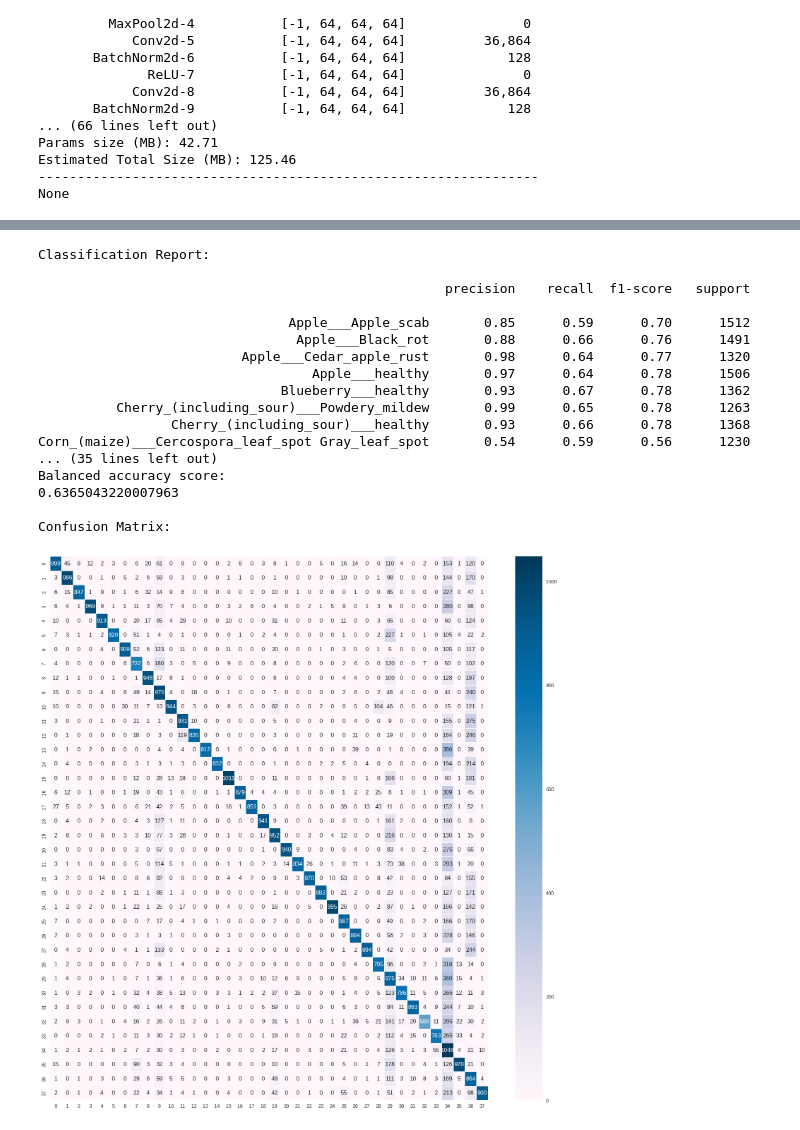
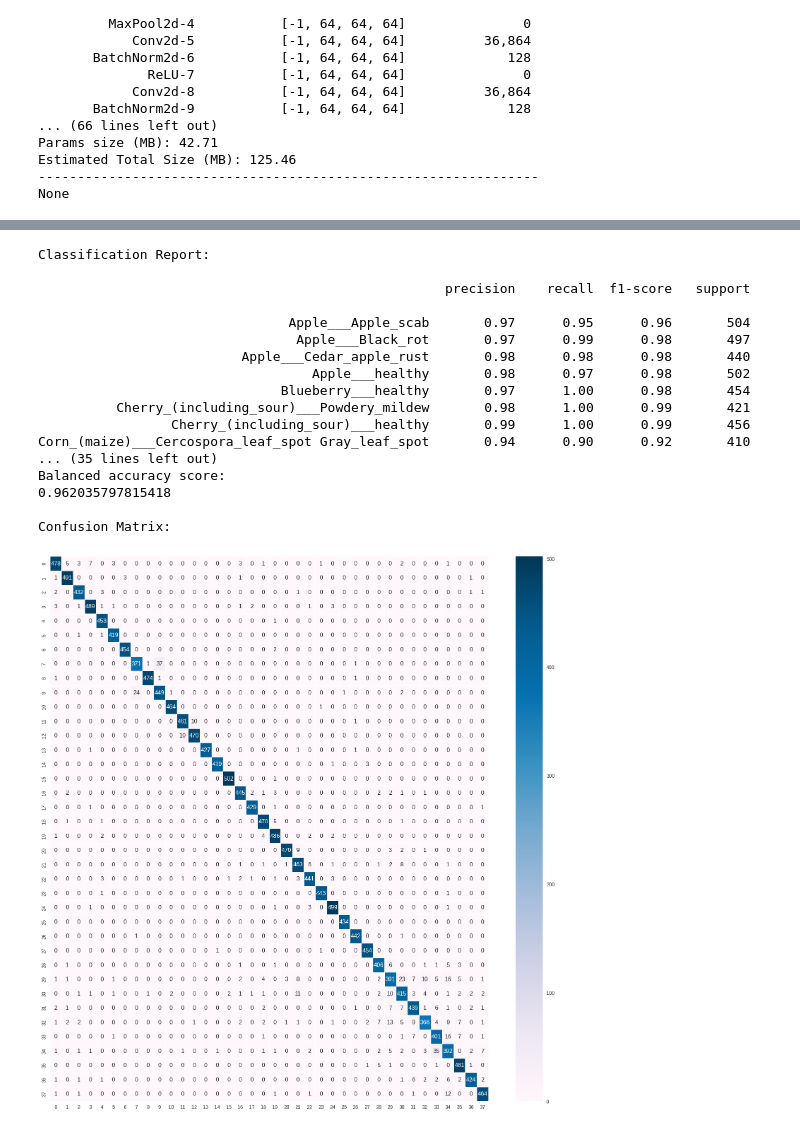
Before and after one commit to afarturc/pest_detection_ml, a Jupyter notebook: ResNetWithImageNet.ipynb, the cells around one changed output, grey strips where cells are left out. Cells and saved outputs as stored; diff of their text form; code cells hidden in the pictures.

```diff
--- a/ResNetWithImageNet.ipynb
+++ b/ResNetWithImageNet.ipynb
@@ -79,9 +79,6 @@ device = get_default_device()
 train_dl = DeviceDataLoader(train_dl, device)
 valid_dl = DeviceDataLoader(valid_dl, device)
 # %%
-predictions = []
-ground_truths = []
-
 # for calculating the accuracy
 def accuracy(outputs, labels):
     _, preds = torch.max(outputs, dim=1)
@@ -95,6 +92,9 @@ def training_step(model, batch):
     return loss
 
 def validation_step(model, batch):
+    predictions = []
+    ground_truths = []
+
     images, labels = batch
     out = model(images)                        # Generate prediction
     loss = F.cross_entropy(out, labels)        # Calculate loss
@@ -102,20 +102,27 @@ def validation_step(model, batch):
 
     ## Saving predictions for the matrix confusion generation
     with torch.no_grad():
-        outputs = model(images)
-        _, predicted = torch.max(outputs, 1)
+        _, predicted = torch.max(out, 1)
 
     predictions.extend(predicted.cpu().numpy())
     ground_truths.extend(labels.cpu().numpy())
 
-    return {"val_loss": loss.detach(), "val_accuracy": acc}
+    return {"val_loss": loss.detach(), "val_accuracy": acc, "predictions": predictions, "ground_truths": ground_truths}
 
 def validation_epoch_end(outputs):
     batch_losses = [x["val_loss"] for x in outputs]
     batch_accuracy = [x["val_accuracy"] for x in outputs]
     epoch_loss = torch.stack(batch_losses).mean()       # Combine loss
     epoch_accuracy = torch.stack(batch_accuracy).mean()
-    return {"val_loss": epoch_loss, "val_accuracy": epoch_accuracy} # Combine accuracies
+
+    predictions = []
+    ground_truths = []
+
+    for x in outputs:
+        predictions.extend(x["predictions"])
+        ground_truths.extend(x["ground_truths"])
+
+    return {"val_loss": epoch_loss, "val_accuracy": epoch_accuracy, "predictions": predictions, "ground_truths": ground_truths} # Combine accuracies
 
 def epoch_end(epoch, result):
     print("Epoch [{}], last_lr: {:.5f}, train_loss: {:.4f}, val_loss: {:.4f}, val_acc: {:.4f}".format(
@@ -291,23 +296,23 @@ def obtain_performance_metrics(ground_truths, predictions):
     sns.heatmap(matrix, cmap="PuBu", annot=True, linewidths=0.5, fmt= 'd')
     plt.show()
 # %%
-obtain_performance_metrics(ground_truths, predictions)
+obtain_performance_metrics(history[-1]["ground_truths"], history[-1]["predictions"])
 # %% [output]
 Classification Report:
 
                                                     precision    recall  f1-score   support
 
-                                Apple___Apple_scab       0.85      0.59      0.70      1512
-                                 Apple___Black_rot       0.88      0.66      0.76      1491
-                          Apple___Cedar_apple_rust       0.98      0.64      0.77      1320
-                                   Apple___healthy       0.97      0.64      0.78      1506
-                               Blueberry___healthy       0.93      0.67      0.78      1362
-          Cherry_(including_sour)___Powdery_mildew       0.99      0.65      0.78      1263
-                 Cherry_(including_sour)___healthy       0.93      0.66      0.78      1368
-Corn_(maize)___Cercospora_leaf_spot Gray_leaf_spot       0.54      0.59      0.56      1230
+                                Apple___Apple_scab       0.97      0.95      0.96       504
+                                 Apple___Black_rot       0.97      0.99      0.98       497
+                          Apple___Cedar_apple_rust       0.98      0.98      0.98       440
+                                   Apple___healthy       0.98      0.97      0.98       502
+                               Blueberry___healthy       0.97      1.00      0.98       454
+          Cherry_(including_sour)___Powdery_mildew       0.98      1.00      0.99       421
+                 Cherry_(including_sour)___healthy       0.99      1.00      0.99       456
+Corn_(maize)___Cercospora_leaf_spot Gray_leaf_spot       0.94      0.90      0.92       410
 ... (35 lines left out)
 Balanced accuracy score:
-0.6365043220007963
+0.962035797815418
 
 Confusion Matrix:
-[figure, old version]
+[figure, new version]
```
Also changed, not shown: parts of 5 cells of this notebook, 21 other files.
